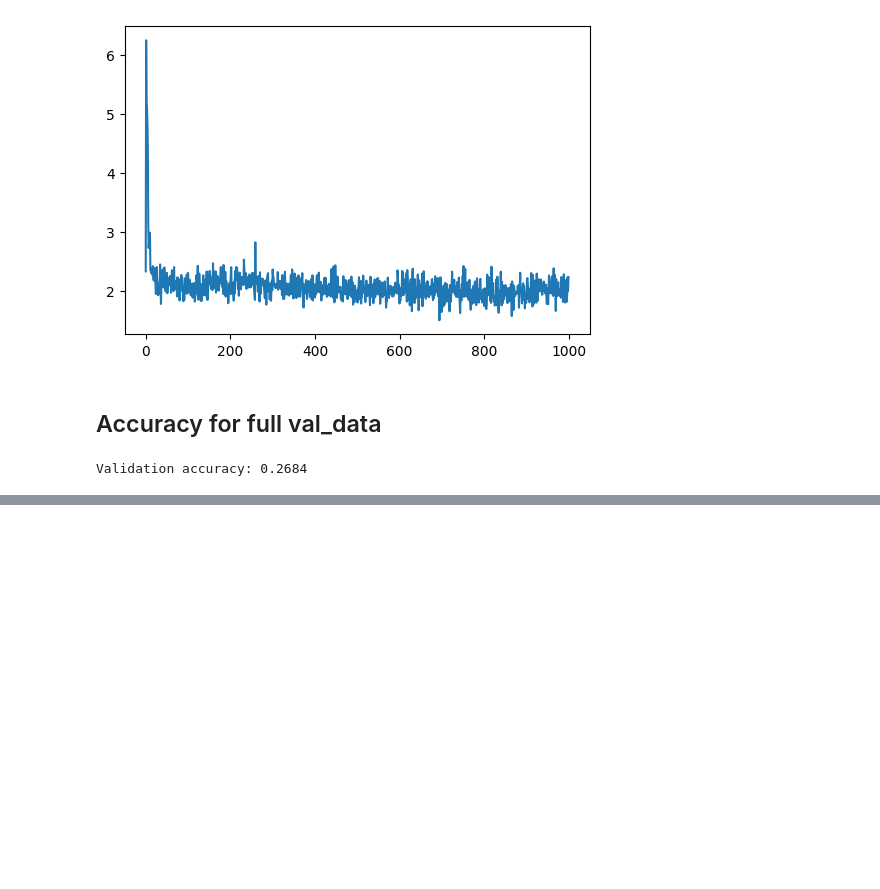
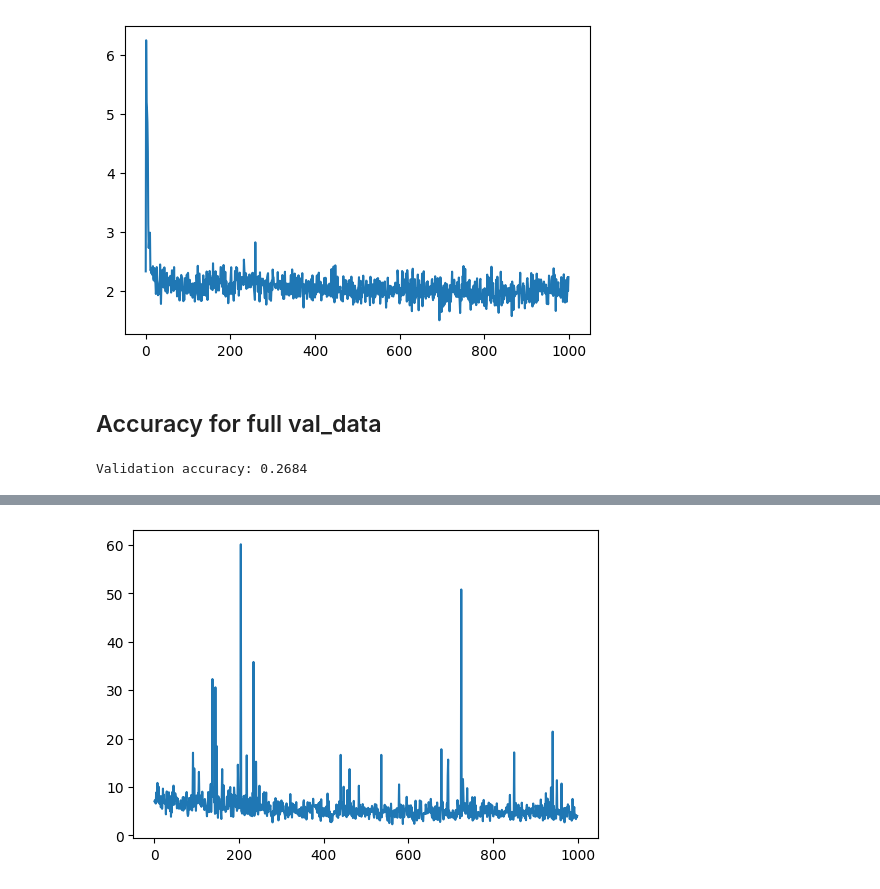
Before and after one commit to samitha278/nanoViT, a Jupyter notebook: test_vit.ipynb, the cells around one changed output, grey strips where cells are left out. Cells and saved outputs as stored; diff of their text form; code cells hidden in the pictures; blank space fills up the shorter version.

```diff
--- a/test_vit.ipynb
+++ b/test_vit.ipynb
@@ -474,0 +615,6 @@ Validation accuracy: 0.2684
+# %%
+plt.figure(figsize=(6,4))
+plt.plot(norms)
+plt.show()
+# %% [output]
+[figure, added]
```
Also changed, not shown: parts of 8 cells of this notebook.
